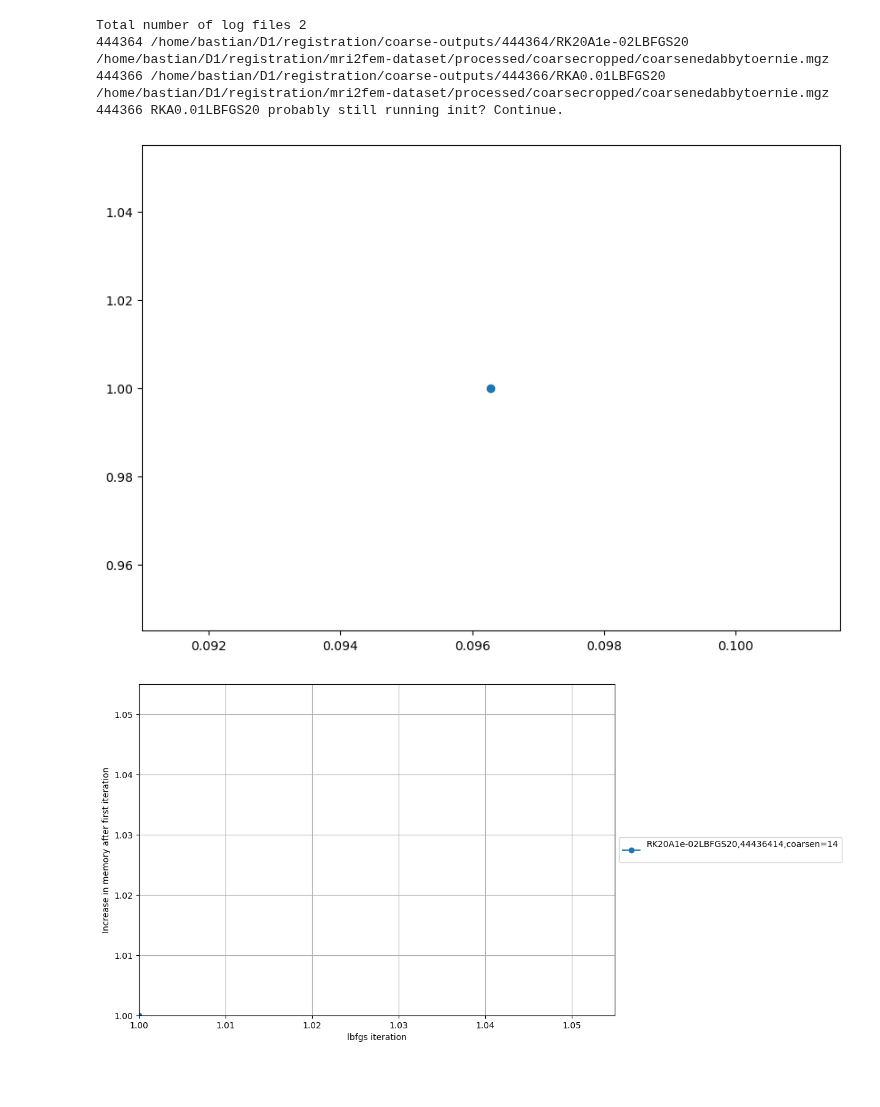
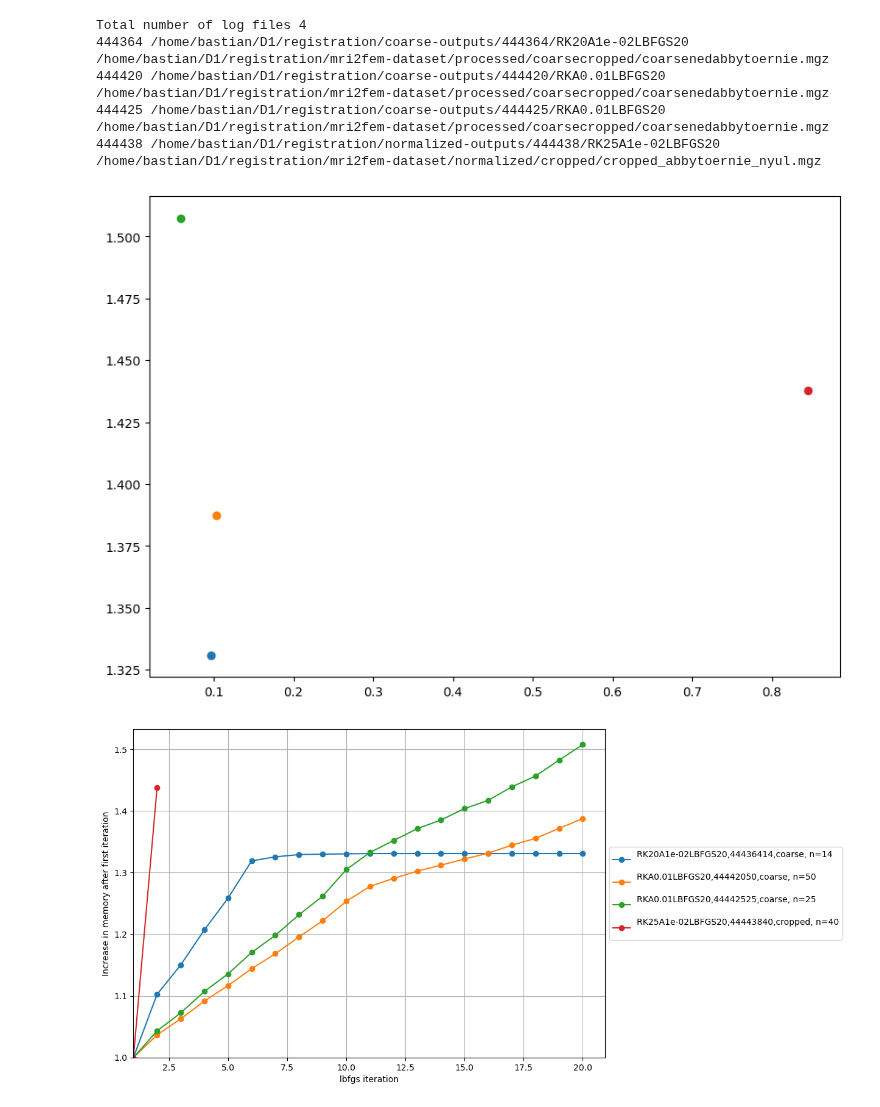
Before and after one commit to JohannesHaubner/mapMRI, a Jupyter notebook: examples/debugging/mem.ipynb, the cells around one changed output. Drawn from its saved outputs; the diff is of its cells as text; code cells hidden in the pictures; blank space fills up the shorter version.

```diff
--- a/examples/debugging/mem.ipynb
+++ b/examples/debugging/mem.ipynb
@@ -32,7 +32,11 @@ slurmids = [
     443939, 443940
 ]
 
-slurmids = [444364, 444366]
+slurmids = [444364,
+            444420,
+            444425,
+            444438
+]
 
 # path = pathlib.Path("/home/bastian/D1/registration/cubeslurm/")
 # slurmids = [
@@ -146,7 +150,7 @@ for slurmid in sorted(slurmids):
     color = None
 
 
-    label += "n=" + str(ntasks)
+    label += ", n=" + str(ntasks)
 
     line = plt.plot(mema[:,0], mema[:,1], marker=marker, linestyle=linestyle, color=color,
             label=label,
@@ -157,35 +161,38 @@ for slurmid in sorted(slurmids):
     ax2.plot(mema[:,0], mema[:,1] / fac2, marker=marker, linestyle=linestyle, color=color, label=label,)
 
 
 
     # for key, item in line_searches.items():
     #     if item > 0:
     #         ax2.axvline(key, marker=marker, linestyle=linestyle, color=color, markevery=0.1, label="linesearch")
 
     ax3.plot(mema[0, 1], mema[-1, 1] / mema[0, 1], marker=marker, color=color)
     # ax3.plot(np.linspace(0, 1.2, 100), 1+ np.linspace(0, 1.2, 100))
 
 
 plt.xlabel("lbfgs iteration")
 ax2.set_xlabel("lbfgs iteration")
 ax.set_ylabel("memory (TB)")
 ax2.set_xlim(1, None)
 ax2.set_ylim(1, None)
 ax2.set_ylabel("Increase in memory after first iteration")
 # ax2.set_xlim(1, None)
 # plt.xlim(1, None)
 # plt.xticks(list(range(1, int(plt.gca().get_xlim()[1]))))
 ax.grid()
 ax2.grid()
 ax.legend(loc='center left', bbox_to_anchor=(1, 0.5))
 ax2.legend(loc='center left', bbox_to_anchor=(1, 0.5))
 plt.show()
 # %% [output]
-Total number of log files 2
+Total number of log files 4
 444364 /home/bastian/D1/registration/coarse-outputs/444364/RK20A1e-02LBFGS20
 /home/bastian/D1/registration/mri2fem-dataset/processed/coarsecropped/coarsenedabbytoernie.mgz
-444366 /home/bastian/D1/registration/coarse-outputs/444366/RKA0.01LBFGS20
+444420 /home/bastian/D1/registration/coarse-outputs/444420/RKA0.01LBFGS20
 /home/bastian/D1/registration/mri2fem-dataset/processed/coarsecropped/coarsenedabbytoernie.mgz
-444366 RKA0.01LBFGS20 probably still running init? Continue.
+444425 /home/bastian/D1/registration/coarse-outputs/444425/RKA0.01LBFGS20
+/home/bastian/D1/registration/mri2fem-dataset/processed/coarsecropped/coarsenedabbytoernie.mgz
+444438 /home/bastian/D1/registration/normalized-outputs/444438/RK25A1e-02LBFGS20
+/home/bastian/D1/registration/mri2fem-dataset/normalized/cropped/cropped_abbytoernie_nyul.mgz
-[figure, old version]
+[figure, new version]
-[figure, old version]
+[figure, new version]
```
Also changed, not shown: parts of 1 cell of this notebook, 8 other files.
